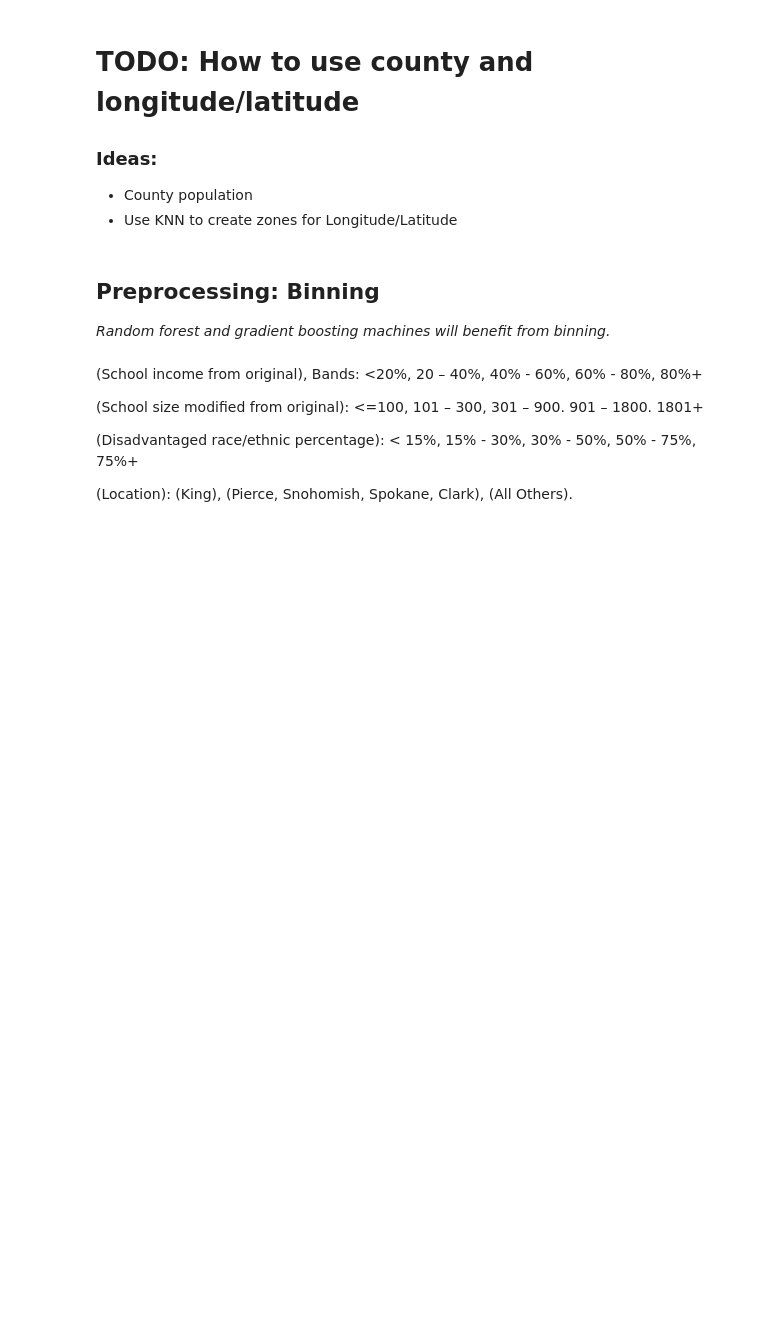
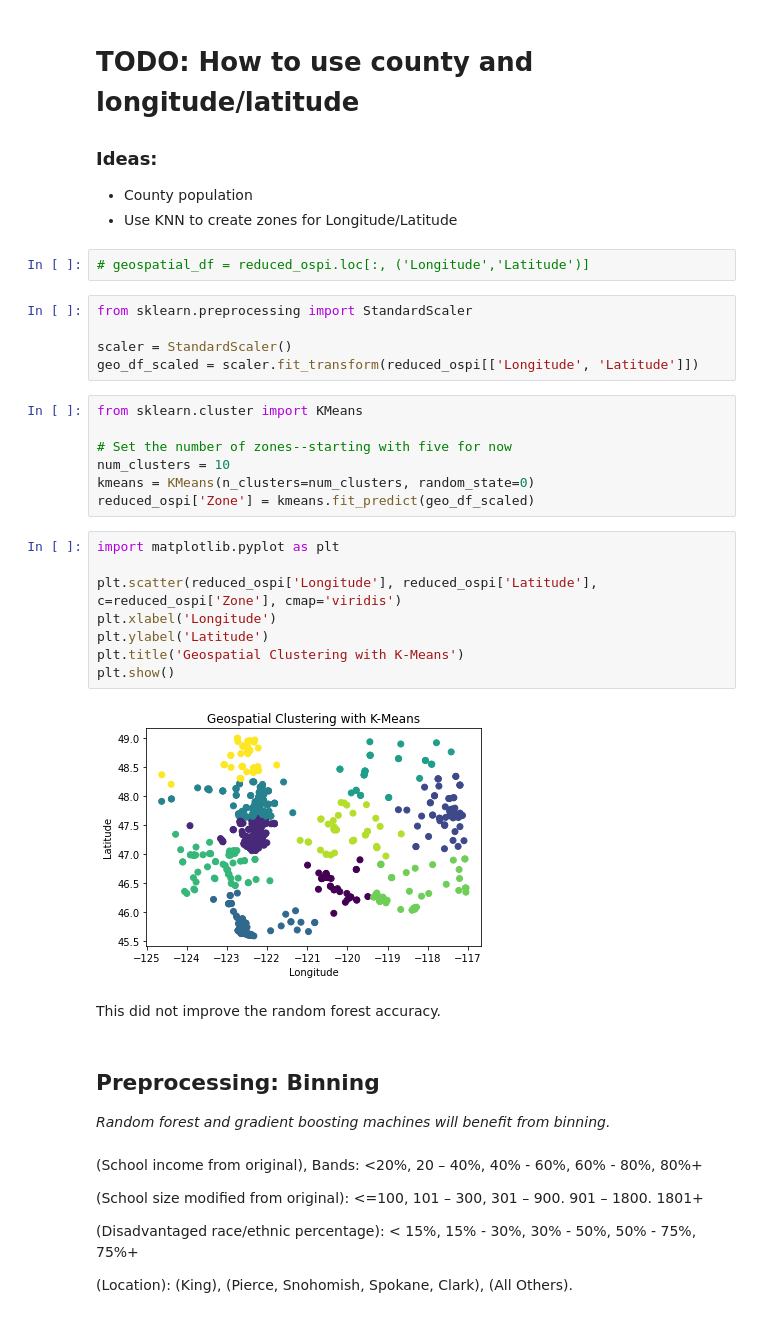
Before and after one commit to brinkbrink/WA_CS_v2, a Jupyter notebook: SchoolAnalysis.ipynb, the cells around one changed output. Cells and saved outputs as stored; diff of their text form; blank space fills up the shorter version.

Commit message:
create zones out of geo coordinates

```diff
--- a/SchoolAnalysis.ipynb
+++ b/SchoolAnalysis.ipynb
@@ -238,6 +238,32 @@ reduced_ospi.head()
 ### Ideas:
 - County population
 - Use KNN to create zones for Longitude/Latitude
+# %%
+# geospatial_df = reduced_ospi.loc[:, ('Longitude','Latitude')]
+# %%
+from sklearn.preprocessing import StandardScaler
+
+scaler = StandardScaler()
+geo_df_scaled = scaler.fit_transform(reduced_ospi[['Longitude', 'Latitude']])
+# %%
+from sklearn.cluster import KMeans
+
+# Set the number of zones--starting with five for now
+num_clusters = 10
+kmeans = KMeans(n_clusters=num_clusters, random_state=0)
+reduced_ospi['Zone'] = kmeans.fit_predict(geo_df_scaled)
+# %%
+import matplotlib.pyplot as plt
+
+plt.scatter(reduced_ospi['Longitude'], reduced_ospi['Latitude'], c=reduced_ospi['Zone'], cmap='viridis')
+plt.xlabel('Longitude')
+plt.ylabel('Latitude')
+plt.title('Geospatial Clustering with K-Means')
+plt.show()
+# %% [output]
+[figure, added]
+# %% [markdown]
+This did not improve the random forest accuracy.
 # %% [markdown]
 ## Preprocessing: Binning
 
```
Also changed, not shown: parts of 37 cells of this notebook.
